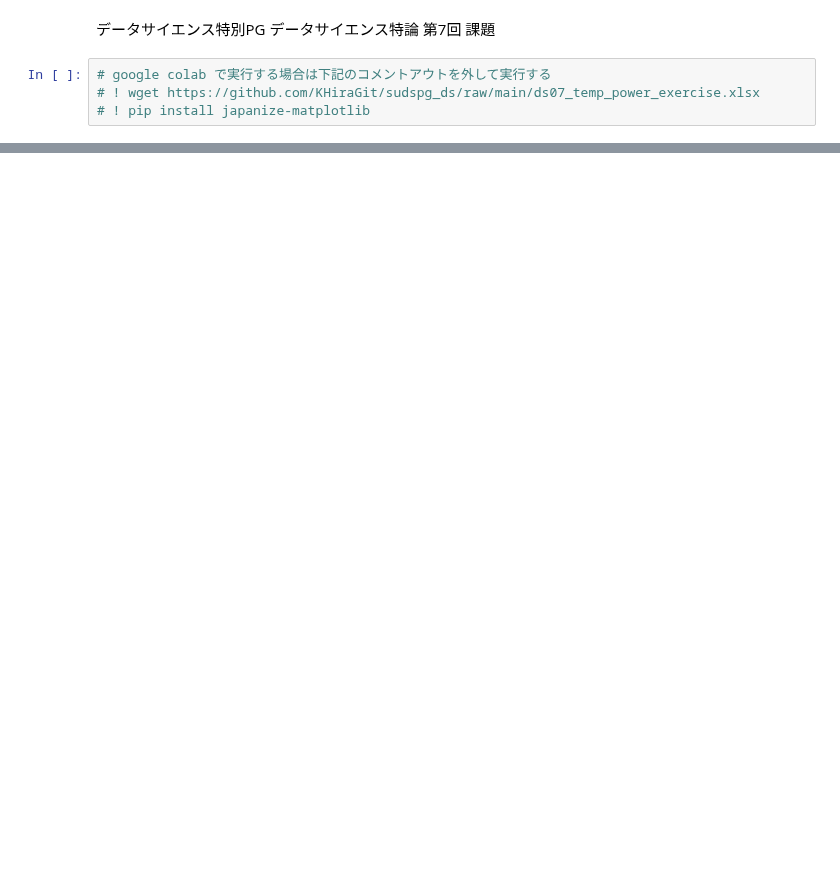
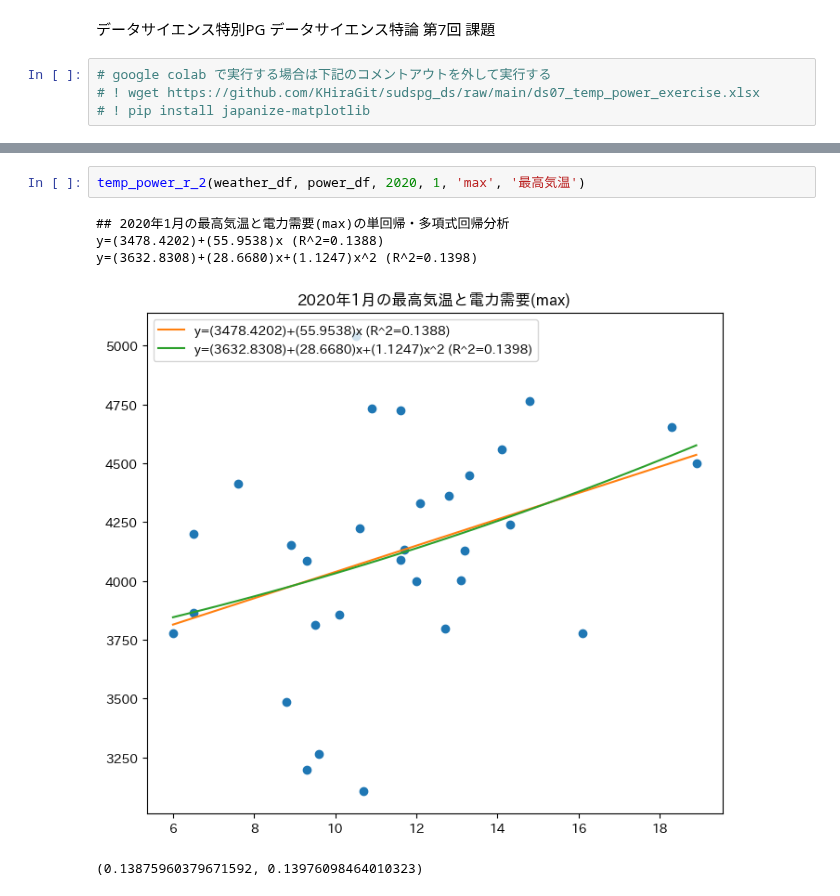
Before and after one commit to KHiraGit/sudspg_ds, a Jupyter notebook: ds07_temp_power_exercise.ipynb, the cells around one changed output, grey strips where cells are left out. Drawn from its saved outputs; the diff is of its cells as text; blank space fills up the shorter version.

```diff
--- a/ds07_temp_power_exercise.ipynb
+++ b/ds07_temp_power_exercise.ipynb
@@ -110,2 +181,10 @@ y=(-49727.4875)+(2938.6441)x+(-39.4226)x^2 (R^2=0.4360)
 (0.3233540219227702, 0.43601726747222824)
+# %%
+temp_power_r_2(weather_df, power_df, 2020, 1, 'max', '最高気温')
+# %% [output]
+## 2020年1月の最高気温と電力需要(max)の単回帰・多項式回帰分析
+y=(3478.4202)+(55.9538)x (R^2=0.1388)
+y=(3632.8308)+(28.6680)x+(1.1247)x^2 (R^2=0.1398)
+[figure, added]
+(0.13875960379671592, 0.13976098464010323)
 # %%
```
Also changed, not shown: parts of 10 cells of this notebook.
